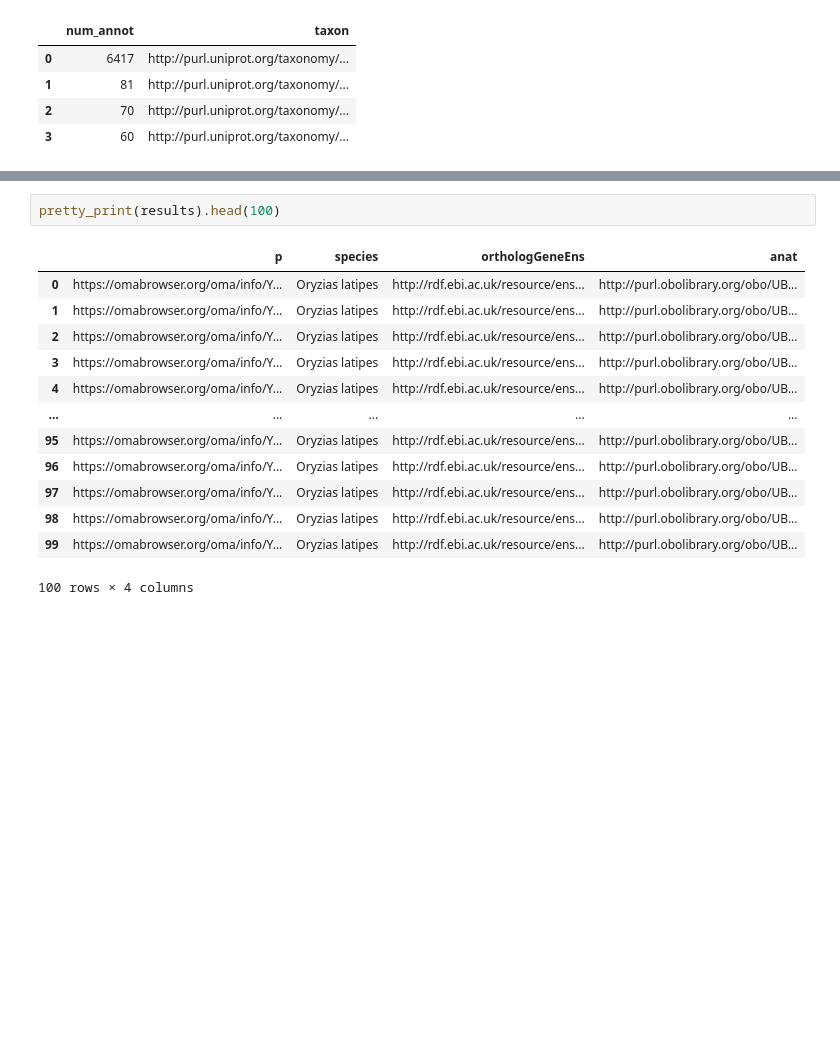
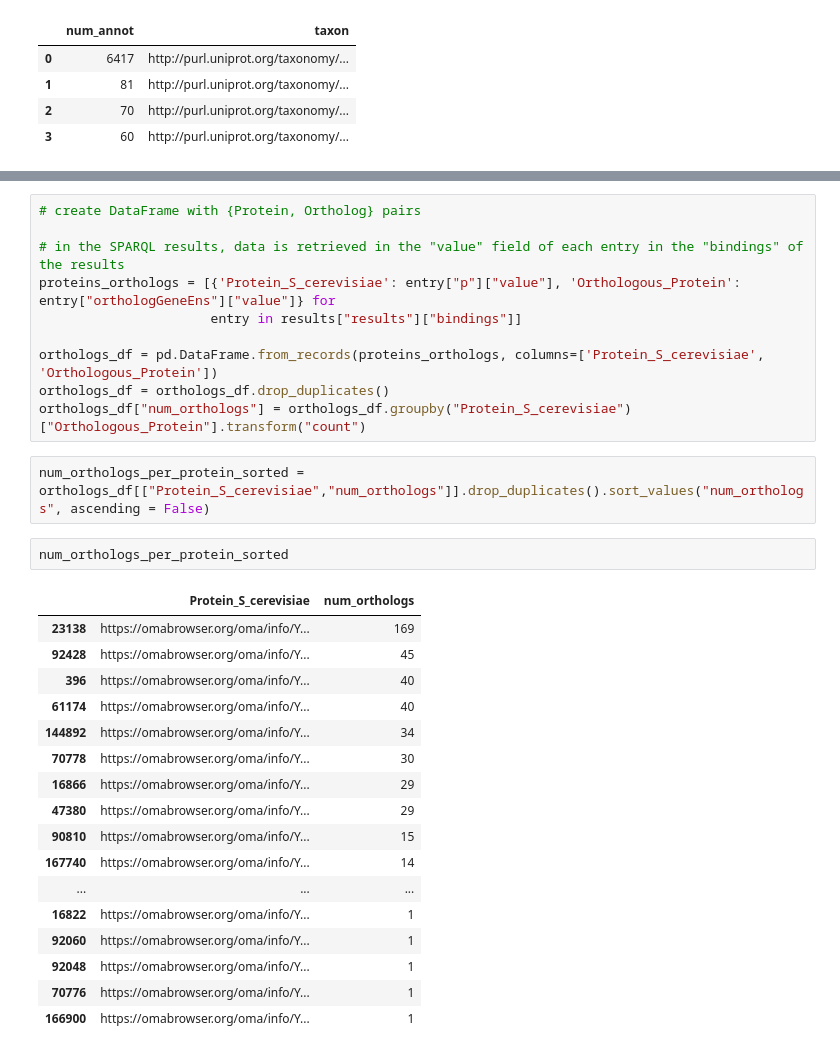
Before and after one commit to dssib/swat23-data-in-use, a Jupyter notebook: UniProt-OMA-Bgee.ipynb, the cells around one changed output, grey strips where cells are left out. Drawn from its saved outputs; the diff is of its cells as text; blank space fills up the shorter version.

```diff
--- a/UniProt-OMA-Bgee.ipynb
+++ b/UniProt-OMA-Bgee.ipynb
@@ -380,16 +535,32 @@ Wall time: 52min 36s
 # %%
-pretty_print(results).head(100)
+# create DataFrame with {Protein, Ortholog} pairs
+
+# in the SPARQL results, data is retrieved in the "value" field of each entry in the "bindings" of the results
+proteins_orthologs = [{'Protein_S_cerevisiae': entry["p"]["value"], 'Orthologous_Protein': entry["orthologGeneEns"]["value"]} for
+                      entry in results["results"]["bindings"]]
+
+orthologs_df = pd.DataFrame.from_records(proteins_orthologs, columns=['Protein_S_cerevisiae', 'Orthologous_Protein'])
+orthologs_df = orthologs_df.drop_duplicates()
+orthologs_df["num_orthologs"] = orthologs_df.groupby("Protein_S_cerevisiae")["Orthologous_Protein"].transform("count")
-# %% [output]
-|  | p | species | orthologGeneEns | anat |
-| 0 | https://omabrowser.org/oma/info/Y... | Oryzias latipes | http://rdf.ebi.ac.uk/resource/ens... | http://purl.obolibrary.org/obo/UB... |
-| 1 | https://omabrowser.org/oma/info/Y... | Oryzias latipes | http://rdf.ebi.ac.uk/resource/ens... | http://purl.obolibrary.org/obo/UB... |
-| 2 | https://omabrowser.org/oma/info/Y... | Oryzias latipes | http://rdf.ebi.ac.uk/resource/ens... | http://purl.obolibrary.org/obo/UB... |
-| 3 | https://omabrowser.org/oma/info/Y... | Oryzias latipes | http://rdf.ebi.ac.uk/resource/ens... | http://purl.obolibrary.org/obo/UB... |
-| 4 | https://omabrowser.org/oma/info/Y... | Oryzias latipes | http://rdf.ebi.ac.uk/resource/ens... | http://purl.obolibrary.org/obo/UB... |
-| ... | ... | ... | ... | ... |
-| 95 | https://omabrowser.org/oma/info/Y... | Oryzias latipes | http://rdf.ebi.ac.uk/resource/ens... | http://purl.obolibrary.org/obo/UB... |
-| 96 | https://omabrowser.org/oma/info/Y... | Oryzias latipes | http://rdf.ebi.ac.uk/resource/ens... | http://purl.obolibrary.org/obo/UB... |
-| 97 | https://omabrowser.org/oma/info/Y... | Oryzias latipes | http://rdf.ebi.ac.uk/resource/ens... | http://purl.obolibrary.org/obo/UB... |
-| 98 | https://omabrowser.org/oma/info/Y... | Oryzias latipes | http://rdf.ebi.ac.uk/resource/ens... | http://purl.obolibrary.org/obo/UB... |
-| 99 | https://omabrowser.org/oma/info/Y... | Oryzias latipes | http://rdf.ebi.ac.uk/resource/ens... | http://purl.obolibrary.org/obo/UB... |
-100 rows × 4 columns
+# %%
+num_orthologs_per_protein_sorted = orthologs_df[["Protein_S_cerevisiae","num_orthologs"]].drop_duplicates().sort_values("num_orthologs", ascending = False)
+# %%
+num_orthologs_per_protein_sorted
+# %% [output]
+|  | Protein_S_cerevisiae | num_orthologs |
+| 23138 | https://omabrowser.org/oma/info/Y... | 169 |
+| 92428 | https://omabrowser.org/oma/info/Y... | 45 |
+| 396 | https://omabrowser.org/oma/info/Y... | 40 |
+| 61174 | https://omabrowser.org/oma/info/Y... | 40 |
+| 144892 | https://omabrowser.org/oma/info/Y... | 34 |
+| 70778 | https://omabrowser.org/oma/info/Y... | 30 |
+| 16866 | https://omabrowser.org/oma/info/Y... | 29 |
+| 47380 | https://omabrowser.org/oma/info/Y... | 29 |
+| 90810 | https://omabrowser.org/oma/info/Y... | 15 |
+| 167740 | https://omabrowser.org/oma/info/Y... | 14 |
+| ... | ... | ... |
+| 16822 | https://omabrowser.org/oma/info/Y... | 1 |
+| 92060 | https://omabrowser.org/oma/info/Y... | 1 |
+| 92048 | https://omabrowser.org/oma/info/Y... | 1 |
+| 70776 | https://omabrowser.org/oma/info/Y... | 1 |
+| 166900 | https://omabrowser.org/oma/info/Y... | 1 |
```
Also changed, not shown: parts of 49 cells of this notebook.
